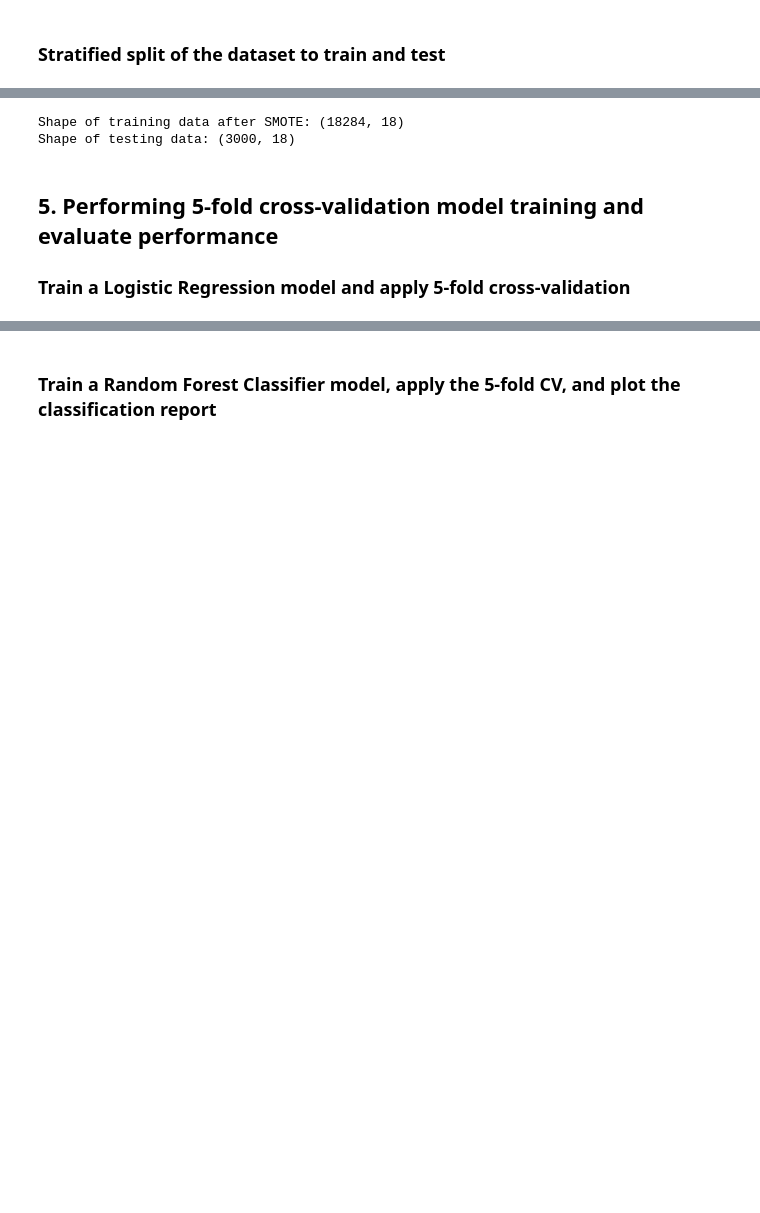
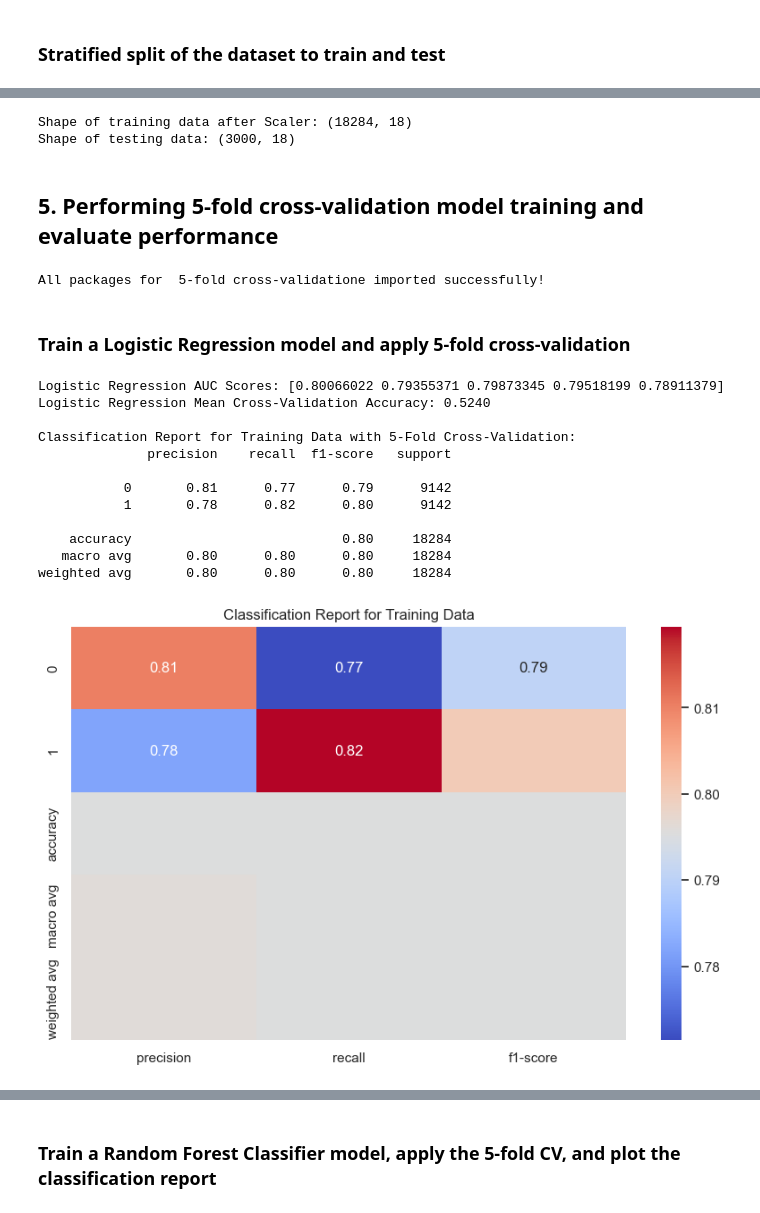
Before and after one commit to karmenatwork/4_CB_employees_turnover, a Jupyter notebook: main.ipynb, the cells around one changed output, grey strips where cells are left out. Saved outputs shown, nothing was run; the diff lists cells and outputs as text; code cells hidden in the pictures; blank space fills up the shorter version.

```diff
--- a/main.ipynb
+++ b/main.ipynb
@@ -518,18 +445,21 @@ X_train, X_test, y_train, y_test = train_test_split(X_combined, y, test_size=0.2
 # %%
+# Stratified split of the dataset into train and test sets
+X_train, X_test, y_train, y_test = train_test_split(X_combined, y, test_size=0.2, stratify=y, random_state=123)
+
 # Upsample the train dataset using SMOTE
 smote = SMOTE(random_state=123)
-X_train_res, y_train_res = smote.fit_resample(X_train, y_train)
+X_train_resampled, y_train_resampled = smote.fit_resample(X_train, y_train)
 
 # Check the distribution of the target variable after SMOTE
 print("Distribution of target variable before SMOTE:")
 print(y.value_counts())
 print("\n")
 print("Distribution of target variable after SMOTE:")
-print(y_train_res.value_counts())
-
+print(y_train_resampled.value_counts())
+print("\n")
 # Display the shape of the resampled training set and the distribution of the target variable
-print("Resampled training set shape:", X_train_res.shape)
-print("Resampled training target distribution:\n", y_train_res.value_counts(normalize=True))
+print("Resampled training set shape:", X_train_resampled.shape)
+print("Resampled training target distribution:\n", y_train_resampled.value_counts(normalize=True))
 # %% [output]
 Distribution of target variable before SMOTE:
 left
@@ -552,16 +484,18 @@ Name: proportion, dtype: float64
 # %%
 # Standardize the features
 scaler = StandardScaler()
-X_train_res_scaled = scaler.fit_transform(X_train_res)
+
+# Fit and transform the training data
+X_train_resampled_scaled = scaler.fit_transform(X_train_resampled)
+
+# Transform the test data using the same scaler
 X_test_scaled = scaler.transform(X_test)
 # %%
 # Now you can use X_train_res_scaled and y_train_res for training machine learning models
-print(f"Shape of training data after SMOTE: {X_train_res_scaled.shape}")
+print(f"Shape of training data after Scaler: {X_train_resampled_scaled.shape}")
 print(f"Shape of testing data: {X_test_scaled.shape}")
 # %% [output]
-Shape of training data after SMOTE: (18284, 18)
+Shape of training data after Scaler: (18284, 18)
 Shape of testing data: (3000, 18)
 # %% [markdown]
 ## 5. Performing  5-fold cross-validation model training and evaluate performance
-
-### Train a Logistic Regression model and apply 5-fold cross-validation
@@ -572,3 +502,58 @@ y_train_pred = cross_val_predict(log_reg, X_train_res_scaled, y_train_res, cv=5)
+# %%
+from sklearn.model_selection import train_test_split, cross_val_predict, cross_val_score, StratifiedKFold
+from sklearn.linear_model import LogisticRegression
+from sklearn.ensemble import RandomForestClassifier, GradientBoostingClassifier
+from sklearn.metrics import classification_report
+from sklearn.metrics import make_scorer, roc_auc_score
+from sklearn.metrics import confusion_matrix, ConfusionMatrixDisplay
+import utils
+
+print('All packages for  5-fold cross-validatione imported successfully!')
+# %% [output]
+All packages for  5-fold cross-validatione imported successfully!
+# %% [markdown]
+### Train a Logistic Regression model and apply 5-fold cross-validation
+# %%
+# Initialize a Logistic Regression model and apply 5-fold cross-validation
+log_reg = LogisticRegression(max_iter=10000, random_state=123)
+
+# Fit the model on the whole training data
+log_reg.fit(X_train_resampled_scaled, y_train_resampled)
+
+# Define cross-validation strategy
+cv = StratifiedKFold(n_splits=5, shuffle=True, random_state=123)
+
+# # Define scoring metric
+scoring = make_scorer(roc_auc_score)
+
+# Perform 5-fold cross-validation for Logistic Regression
+log_reg_scores = cross_val_score(log_reg, X_train_resampled_scaled, y_train_resampled, cv=cv, scoring=scoring)
+print("Logistic Regression AUC Scores:", log_reg_scores)
+
+y_train_predicted = cross_val_predict(log_reg, X_train_resampled_scaled, y_train_resampled, cv=cv)
+
+print(f"Logistic Regression Mean Cross-Validation Accuracy: {y_train_predicted.mean():.4f}\n")
+
+# Generate classification report based on y_train_predicted (cross_val_predict)
+report = classification_report(y_train_resampled, y_train_predicted, output_dict=True)
+print("Classification Report for Training Data with 5-Fold Cross-Validation:")
+print(classification_report(y_train_resampled, y_train_predicted))
+# Plot classification
+utils.plot_classification_report(report, "Classification Report for Training Data")
+# %% [output]
+Logistic Regression AUC Scores: [0.80066022 0.79355371 0.79873345 0.79518199 0.78911379]
+Logistic Regression Mean Cross-Validation Accuracy: 0.5240
+
+Classification Report for Training Data with 5-Fold Cross-Validation:
+              precision    recall  f1-score   support
+
+           0       0.81      0.77      0.79      9142
+           1       0.78      0.82      0.80      9142
+
+    accuracy                           0.80     18284
+   macro avg       0.80      0.80      0.80     18284
+weighted avg       0.80      0.80      0.80     18284
+[figure, added]
 # %%
 from sklearn.metrics import classification_report
 from sklearn.metrics import confusion_matrix, ConfusionMatrixDisplay
```
Also changed, not shown: parts of 31 cells of this notebook.
